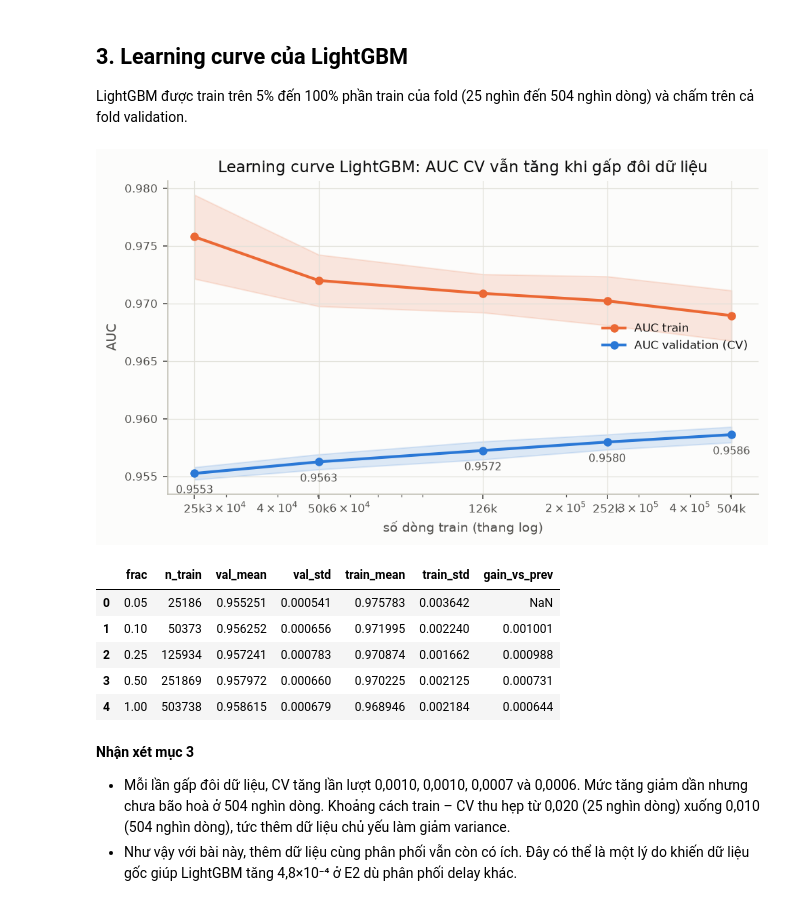
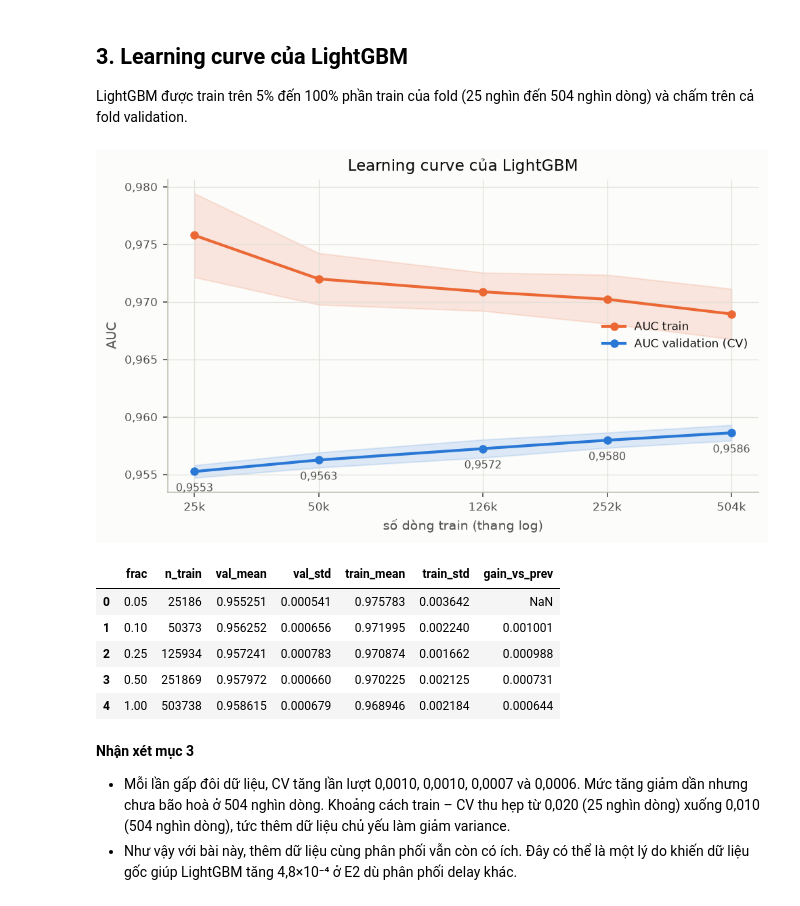
Before and after one commit to dthanhman/final_kaggle_S6E10, a Jupyter notebook: exp/E3_models.ipynb, the cells around one changed output. Drawn from its saved outputs; the diff is of its cells as text; code cells hidden in the pictures.

```diff
--- a/exp/E3_models.ipynb
+++ b/exp/E3_models.ipynb
@@ -468,26 +468,27 @@ validation.
 # %%
 lc = pd.read_csv(KAGGLE_DIR / "E3_learning_curve.csv")
 lcs = lc.groupby(["frac", "n_train"])[["val_auc", "train_auc"]].agg(["mean", "std"]).reset_index()
 fig, ax = plt.subplots(figsize=(7.5, 4))
 for col, c, lab in [("train_auc", P.ORANGE, "AUC train"), ("val_auc", P.BLUE, "AUC validation (CV)")]:
     mu, sd = lcs[(col, "mean")], lcs[(col, "std")]
     ax.plot(lcs["n_train"], mu, color=c, marker="o", label=lab)
     ax.fill_between(lcs["n_train"], mu - sd, mu + sd, color=c, alpha=0.15)
 for x, v in zip(lcs["n_train"], lcs[("val_auc", "mean")]):
     ax.annotate(f"{v:.4f}", (x, v), textcoords="offset points", xytext=(0, -14), ha="center", fontsize=7.5, color=P.INK_2)
 ax.set_xscale("log")
 ax.set_xticks(lcs["n_train"], [f"{n / 1000:.0f}k" for n in lcs["n_train"]])
+ax.set_xticks([], minor=True)
 ax.set_xlabel("số dòng train (thang log)")
 ax.set_ylabel("AUC")
-ax.set_title("Learning curve LightGBM: AUC CV vẫn tăng khi gấp đôi dữ liệu")
+ax.set_title("Learning curve của LightGBM")
 ax.legend(loc="center right")
 P.save(fig, "E3_03_learning_curve")
 lc_tab = lcs.copy()
 lc_tab.columns = ["frac", "n_train", "val_mean", "val_std", "train_mean", "train_std"]
 lc_tab["gain_vs_prev"] = lc_tab["val_mean"].diff()
 lc_tab.round(6)
 # %% [output]
-[figure, old version]
+[figure, new version]
 |  | frac | n_train | val_mean | val_std | train_mean | train_std | gain_vs_prev |
 | 0 | 0.05 | 25186 | 0.955251 | 0.000541 | 0.975783 | 0.003642 | NaN |
 | 1 | 0.10 | 50373 | 0.956252 | 0.000656 | 0.971995 | 0.002240 | 0.001001 |
```
Also changed, not shown: parts of 3 cells of this notebook, 47 other files.
